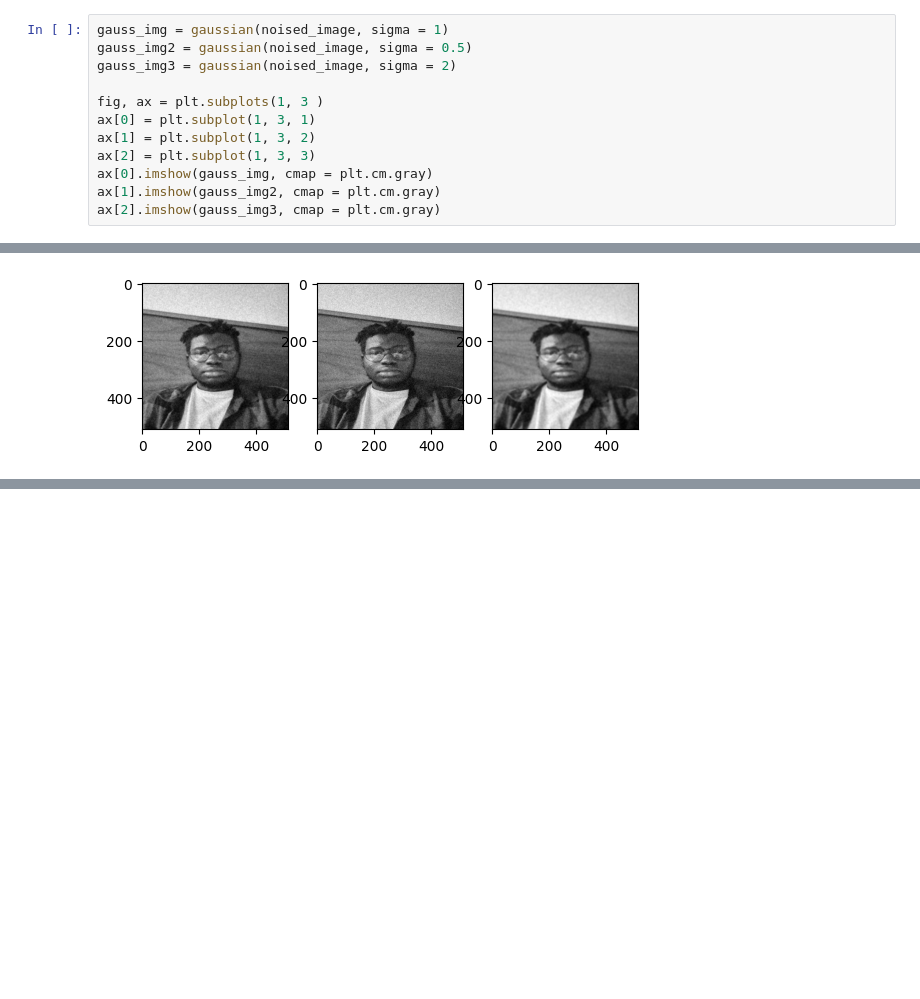
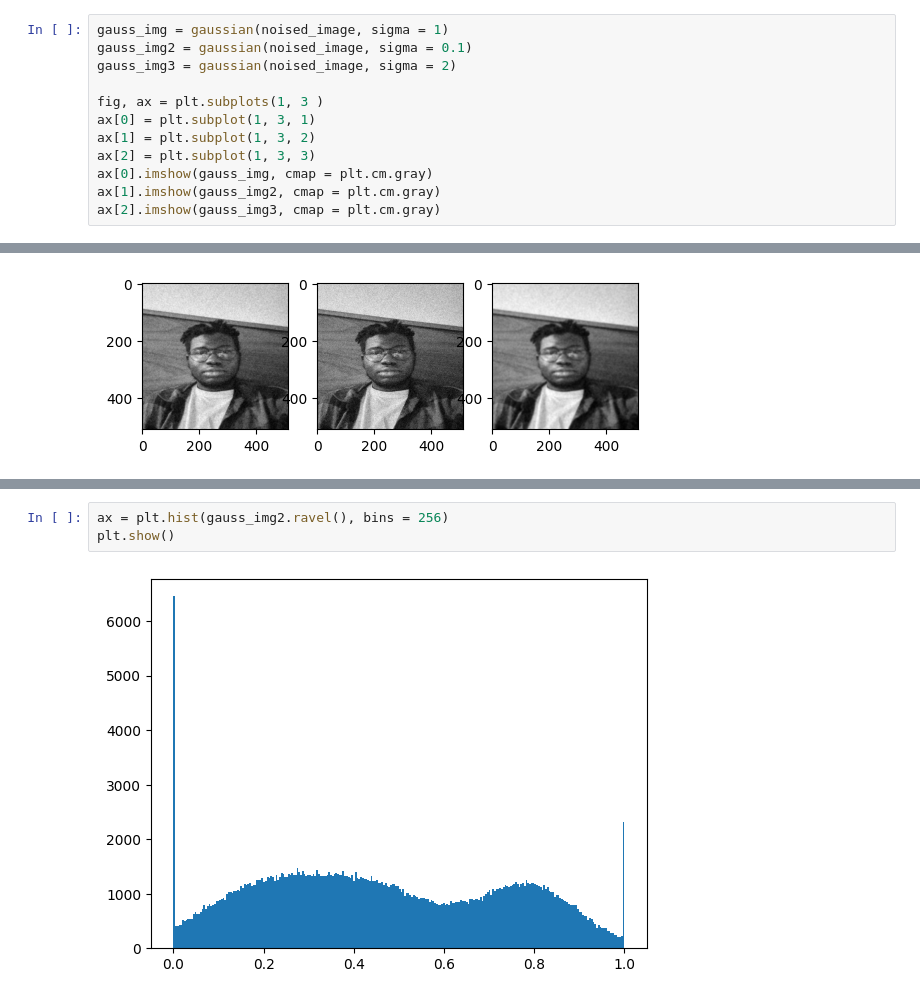
Before and after one commit to Waranika/DCU-EE425-IPA, a Jupyter notebook: Assignement/Part1.ipynb, the cells around one changed output, grey strips where cells are left out. Drawn from its saved outputs; the diff is of its cells as text; blank space fills up the shorter version.

```diff
--- a/Assignement/Part1.ipynb
+++ b/Assignement/Part1.ipynb
@@ -69,7 +69,7 @@ ax[2].imshow(filtered, cmap = plt.cm.gray)
 [figure]
 # %%
 gauss_img = gaussian(noised_image, sigma = 1)
-gauss_img2 = gaussian(noised_image, sigma = 0.5)
+gauss_img2 = gaussian(noised_image, sigma = 0.1)
 gauss_img3 = gaussian(noised_image, sigma = 2)
 
 fig, ax = plt.subplots(1, 3 )
@@ -84,0 +90,5 @@ ax[2].imshow(gauss_img3, cmap = plt.cm.gray)
+# %%
+ax = plt.hist(gauss_img2.ravel(), bins = 256)
+plt.show()
+# %% [output]
+[figure, added]
```
Also changed, not shown: parts of 1 cell of this notebook.
